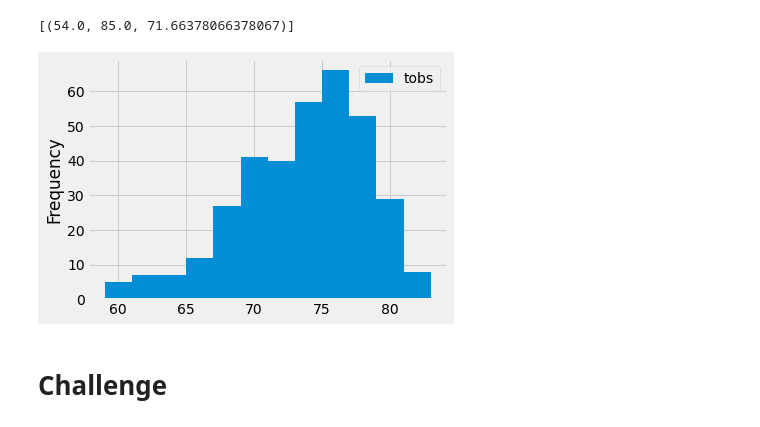
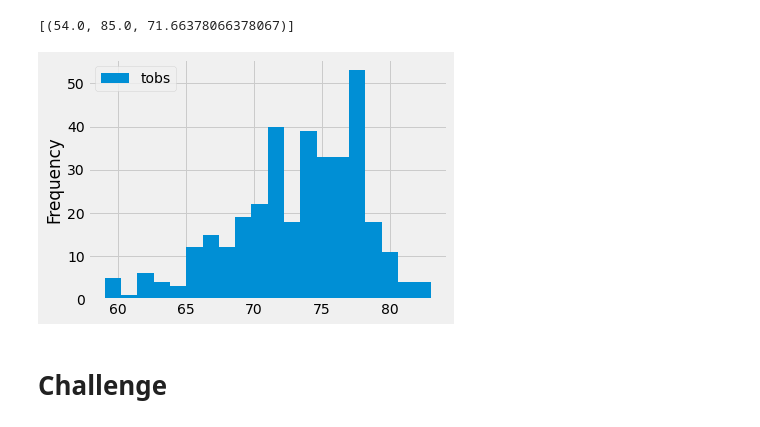
Before and after one commit to LZaack/surfs_up, a Jupyter notebook: climate_analysis.ipynb, the cells around one changed output. Cells and saved outputs as stored; diff of their text form; code cells hidden in the pictures.

```diff
--- a/climate_analysis.ipynb
+++ b/climate_analysis.ipynb
@@ -104,14 +104,14 @@ filter(Measurement.station == 'USC00519281').all()
 # %%
 # Choose the station with the highest number of temperature observations.
 # Query the last 12 months of temperature observation data for this station and plot the results as a histogram
 results = session.query(Measurement.tobs).\
 filter(Measurement.station == 'USC00519281').\
 filter(Measurement.date >= prev_year).all()
 df = pd.DataFrame(results, columns=['tobs'])
-df.plot.hist(bins=12)
+df.plot.hist(bins=20)
 plt.tight_layout()
 # %% [output]
-[figure, old version]
+[figure, new version]
 # %%
 # Write a function called `calc_temps` that will accept start date and end date in the format '%Y-%m-%d'
 # and return the minimum, average, and maximum temperatures for that range of dates
```
Also changed, not shown: 1 other file.
